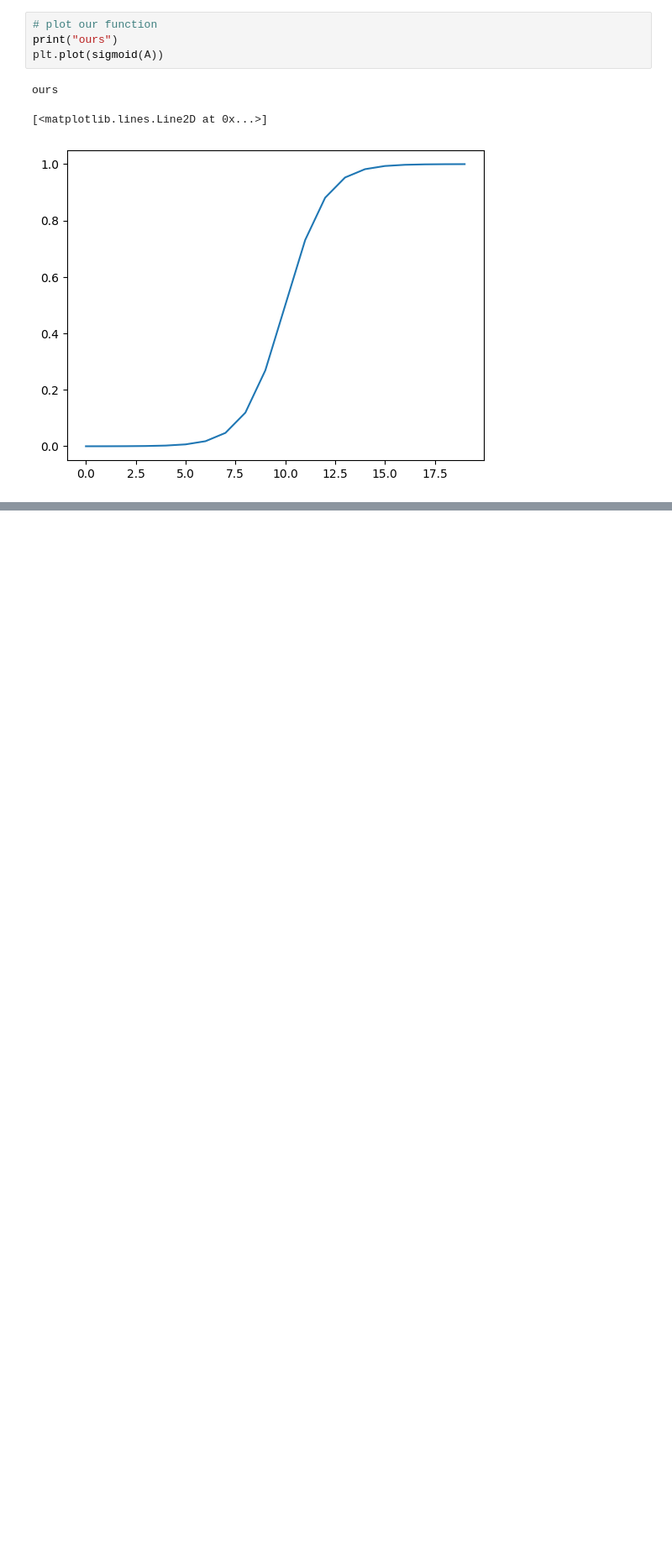
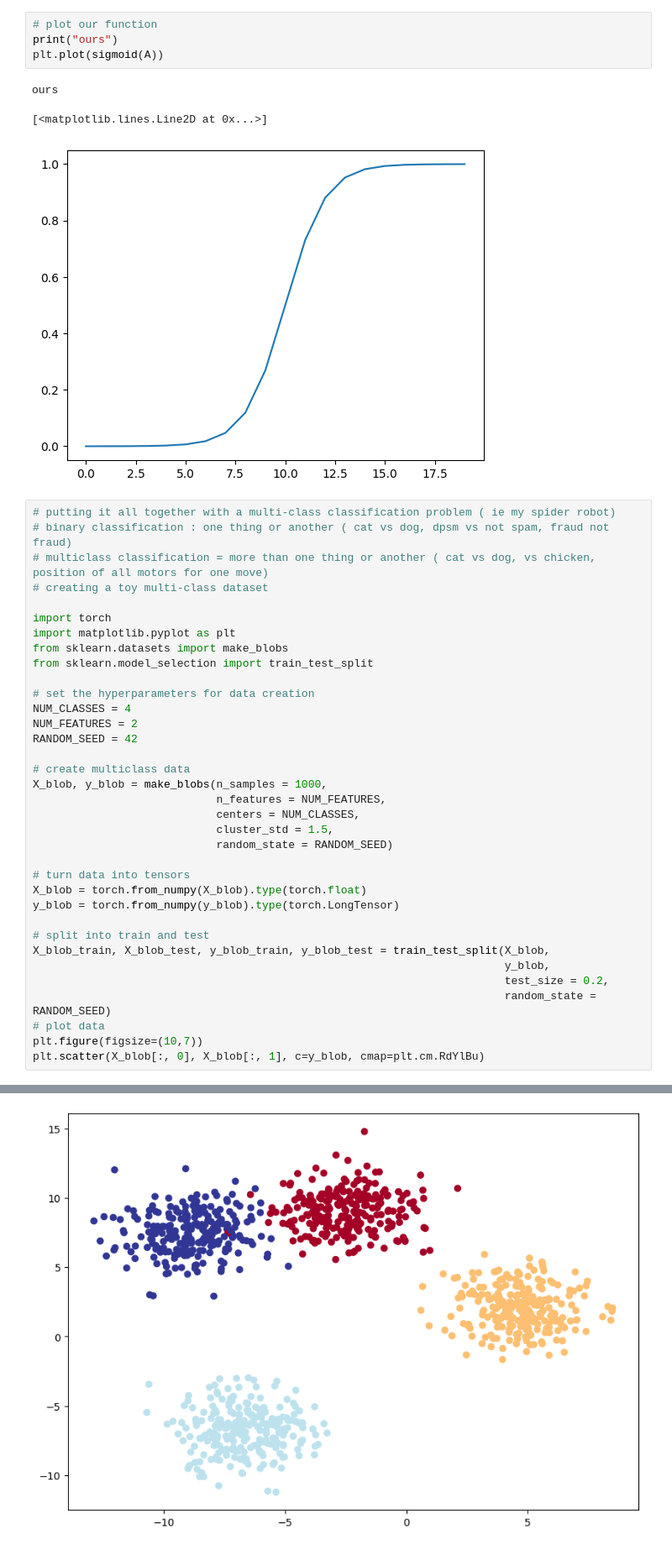
Before and after one commit to jevylux/pytorchtraining, a Jupyter notebook: ReplicateNonLinearActivationFunctions.ipynb, the cells around one changed output, grey strips where cells are left out. Shown at 84% size. Drawn from its saved outputs; the diff is of its cells as text; blank space fills up the shorter version.

```diff
--- a/ReplicateNonLinearActivationFunctions.ipynb
+++ b/ReplicateNonLinearActivationFunctions.ipynb
@@ -60,3 +60,39 @@ plt.plot(sigmoid(A))
 ours
 [<matplotlib.lines.Line2D at 0x...>]
 [figure]
+# %%
+# putting it all together with a multi-class classification problem ( ie my spider robot)
+# binary classification : one thing or another ( cat vs dog, dpsm vs not spam, fraud not fraud)
+# multiclass classification = more than one thing or another ( cat vs dog, vs chicken, position of all motors for one move)
+# creating a toy multi-class dataset
+
+import torch
+import matplotlib.pyplot as plt
+from sklearn.datasets import make_blobs
+from sklearn.model_selection import train_test_split
+
+# set the hyperparameters for data creation
+NUM_CLASSES = 4
+NUM_FEATURES = 2
+RANDOM_SEED = 42
+
+# create multiclass data
+X_blob, y_blob = make_blobs(n_samples = 1000,
+                            n_features = NUM_FEATURES,
+                            centers = NUM_CLASSES,
+                            cluster_std = 1.5,
+                            random_state = RANDOM_SEED)
+
+# turn data into tensors
+X_blob = torch.from_numpy(X_blob).type(torch.float)
+y_blob = torch.from_numpy(y_blob).type(torch.LongTensor)
+
+# split into train and test
+X_blob_train, X_blob_test, y_blob_train, y_blob_test = train_test_split(X_blob,
+                                                                        y_blob,
+                                                                        test_size = 0.2,
+                                                                        random_state = RANDOM_SEED)
+# plot data
+plt.figure(figsize=(10,7))
+plt.scatter(X_blob[:, 0], X_blob[:, 1], c=y_blob, cmap=plt.cm.RdYlBu)
+# %% [output]
@@ -62,0 +100 @@ ours
+[figure, added]
```
Also changed, not shown: parts of 8 cells of this notebook.
